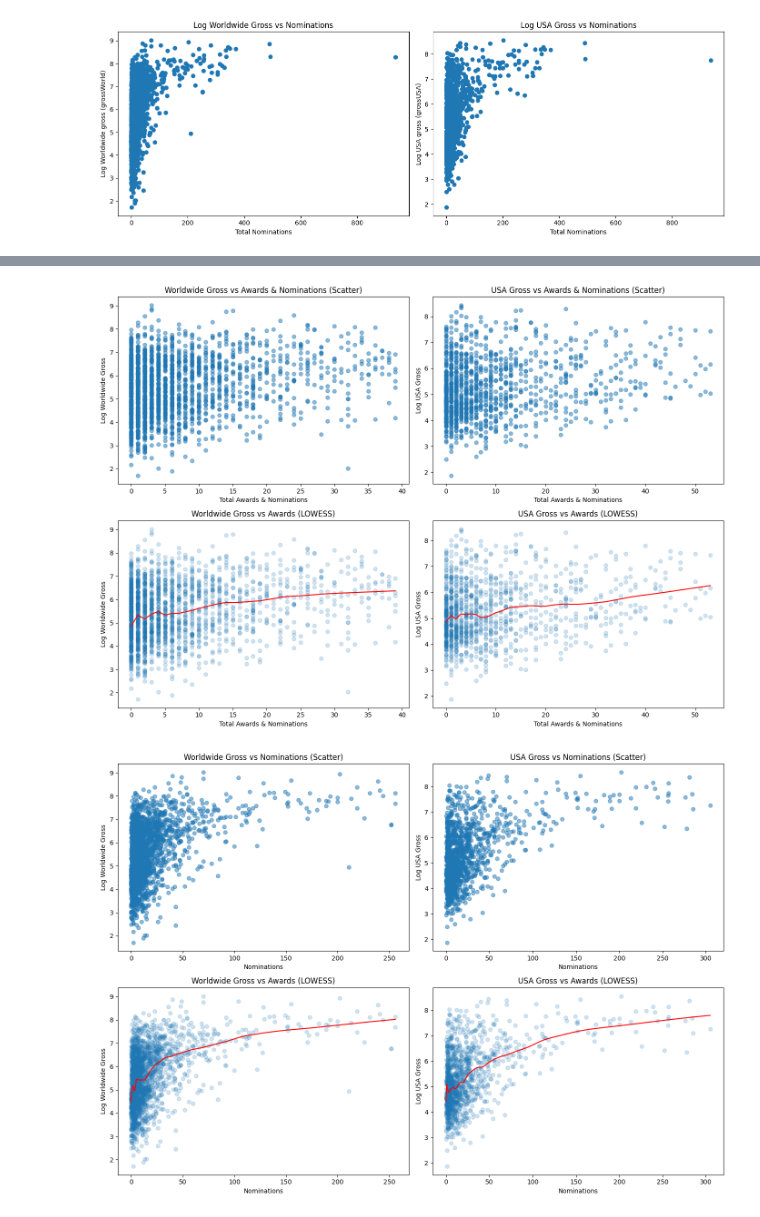
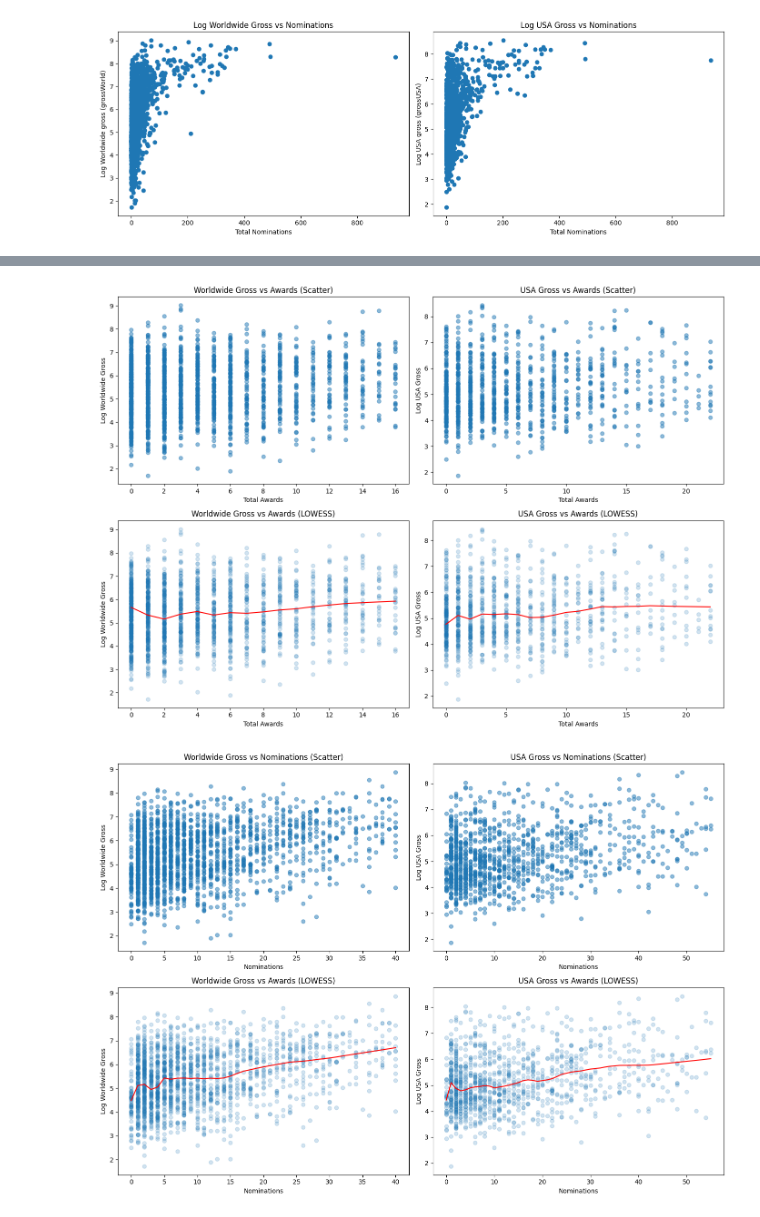
Before and after one commit to cillustrisimo/data144finalproj, a Jupyter notebook: cleaning_data.ipynb, the cells around one changed output, grey strips where cells are left out. Saved outputs shown, nothing was run; the diff lists cells and outputs as text; code cells hidden in the pictures.

```diff
--- a/cleaning_data.ipynb
+++ b/cleaning_data.ipynb
@@ -463,8 +463,8 @@ plt.show()
 # %%
 ######## Just Winners ########
 
-upper_World = win_world['Winner'].quantile(0.99)
-upper_USA = win_usa['Winner'].quantile(0.99)
+upper_World = win_world['Winner'].quantile(0.95)
+upper_USA = win_usa['Winner'].quantile(0.95)
 
 win_world = win_world[win_world['Winner'] <= upper_World]
 win_usa = win_usa[win_usa['Winner'] <= upper_USA]
@@ -474,14 +474,14 @@ fig, axes = plt.subplots(2, 2, figsize=(14, 10))
 
 # ---- TOP LEFT: WORLDWIDE SCATTER ----
 axes[0, 0].scatter(win_world['Winner'], win_world['log_grossWorld'], alpha=0.5)
-axes[0, 0].set_title("Worldwide Gross vs Awards & Nominations (Scatter)")
-axes[0, 0].set_xlabel("Total Awards & Nominations")
+axes[0, 0].set_title("Worldwide Gross vs Awards (Scatter)")
+axes[0, 0].set_xlabel("Total Awards")
 axes[0, 0].set_ylabel("Log Worldwide Gross")
 
 # ---- TOP RIGHT: USA SCATTER ----
 axes[0, 1].scatter(win_usa['Winner'], win_usa['log_grossUSA'], alpha=0.5)
-axes[0, 1].set_title("USA Gross vs Awards & Nominations (Scatter)")
-axes[0, 1].set_xlabel("Total Awards & Nominations")
+axes[0, 1].set_title("USA Gross vs Awards (Scatter)")
+axes[0, 1].set_xlabel("Total Awards")
 axes[0, 1].set_ylabel("Log USA Gross")
 
 # ---- BOTTOM LEFT: WORLDWIDE LOWESS ----
@@ -489,7 +489,7 @@ low_world = lowess(win_world['log_grossWorld'], win_world['Winner'], frac=0.15)
 axes[1, 0].scatter(win_world['Winner'], win_world['log_grossWorld'], alpha=0.2)
 axes[1, 0].plot(low_world[:, 0], low_world[:, 1], color='red')
 axes[1, 0].set_title("Worldwide Gross vs Awards (LOWESS)")
-axes[1, 0].set_xlabel("Total Awards & Nominations")
+axes[1, 0].set_xlabel("Total Awards")
 axes[1, 0].set_ylabel("Log Worldwide Gross")
 
 # ---- BOTTOM RIGHT: USA LOWESS ----
@@ -497,18 +497,18 @@ low_usa = lowess(win_usa['log_grossUSA'], win_usa['Winner'], frac=0.15)
 axes[1, 1].scatter(win_usa['Winner'], win_usa['log_grossUSA'], alpha=0.2)
 axes[1, 1].plot(low_usa[:, 0], low_usa[:, 1], color='red')
 axes[1, 1].set_title("USA Gross vs Awards (LOWESS)")
-axes[1, 1].set_xlabel("Total Awards & Nominations")
+axes[1, 1].set_xlabel("Total Awards")
 axes[1, 1].set_ylabel("Log USA Gross")
 
 plt.tight_layout()
 plt.show()
 # %% [output]
-[figure, old version]
+[figure, new version]
 # %%
 ######## Just Nominations ########
 
-upper_World = noms_world['Nominee'].quantile(0.99)
-upper_USA = noms_usa['Nominee'].quantile(0.99)
+upper_World = noms_world['Nominee'].quantile(0.95)
+upper_USA = noms_usa['Nominee'].quantile(0.95)
 
 noms_world = noms_world[noms_world['Nominee'] <= upper_World]
 noms_usa = noms_usa[noms_usa['Nominee'] <= upper_USA]
@@ -520,31 +520,31 @@ fig, axes = plt.subplots(2, 2, figsize=(14, 10))
 axes[0, 0].scatter(noms_world['Nominee'], noms_world['log_grossWorld'], alpha=0.5)
 axes[0, 0].set_title("Worldwide Gross vs Nominations (Scatter)")
 axes[0, 0].set_xlabel("Nominations")
 axes[0, 0].set_ylabel("Log Worldwide Gross")
 
 # ---- TOP RIGHT: USA SCATTER ----
 axes[0, 1].scatter(noms_usa['Nominee'], noms_usa['log_grossUSA'], alpha=0.5)
 axes[0, 1].set_title("USA Gross vs Nominations (Scatter)")
 axes[0, 1].set_xlabel("Nominations")
 axes[0, 1].set_ylabel("Log USA Gross")
 
 # ---- BOTTOM LEFT: WORLDWIDE LOWESS ----
 low_world = lowess(noms_world['log_grossWorld'], noms_world['Nominee'], frac=0.15)
 axes[1, 0].scatter(noms_world['Nominee'], noms_world['log_grossWorld'], alpha=0.2)
 axes[1, 0].plot(low_world[:, 0], low_world[:, 1], color='red')
 axes[1, 0].set_title("Worldwide Gross vs Awards (LOWESS)")
 axes[1, 0].set_xlabel("Nominations")
 axes[1, 0].set_ylabel("Log Worldwide Gross")
 
 # ---- BOTTOM RIGHT: USA LOWESS ----
 low_usa = lowess(noms_usa['log_grossUSA'], noms_usa['Nominee'], frac=0.15)
 axes[1, 1].scatter(noms_usa['Nominee'], noms_usa['log_grossUSA'], alpha=0.2)
 axes[1, 1].plot(low_usa[:, 0], low_usa[:, 1], color='red')
 axes[1, 1].set_title("USA Gross vs Awards (LOWESS)")
 axes[1, 1].set_xlabel("Nominations")
 axes[1, 1].set_ylabel("Log USA Gross")
 
 plt.tight_layout()
 plt.show()
 # %% [output]
-[figure, old version]
+[figure, new version]
```
Also changed, not shown: parts of 2 cells of this notebook.
